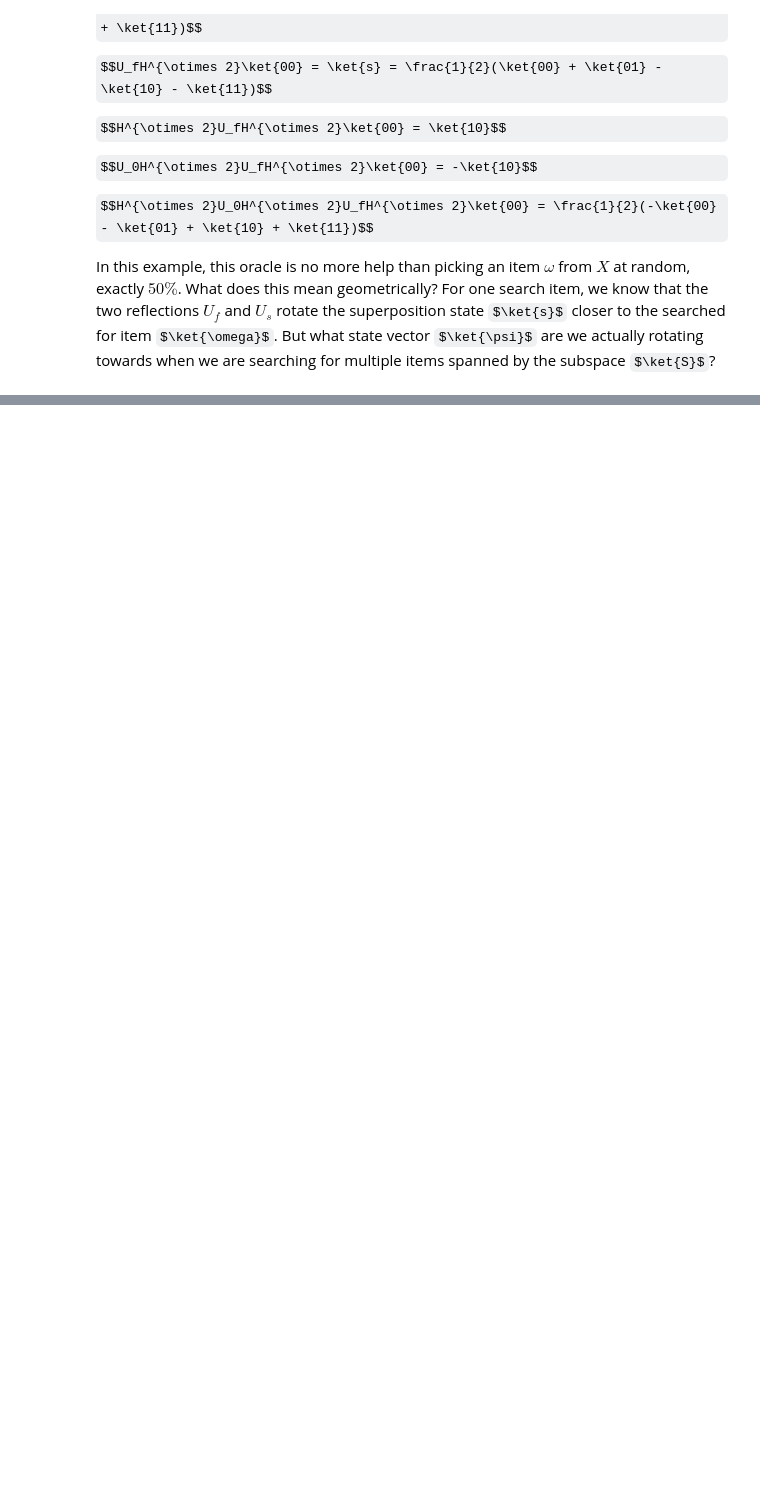
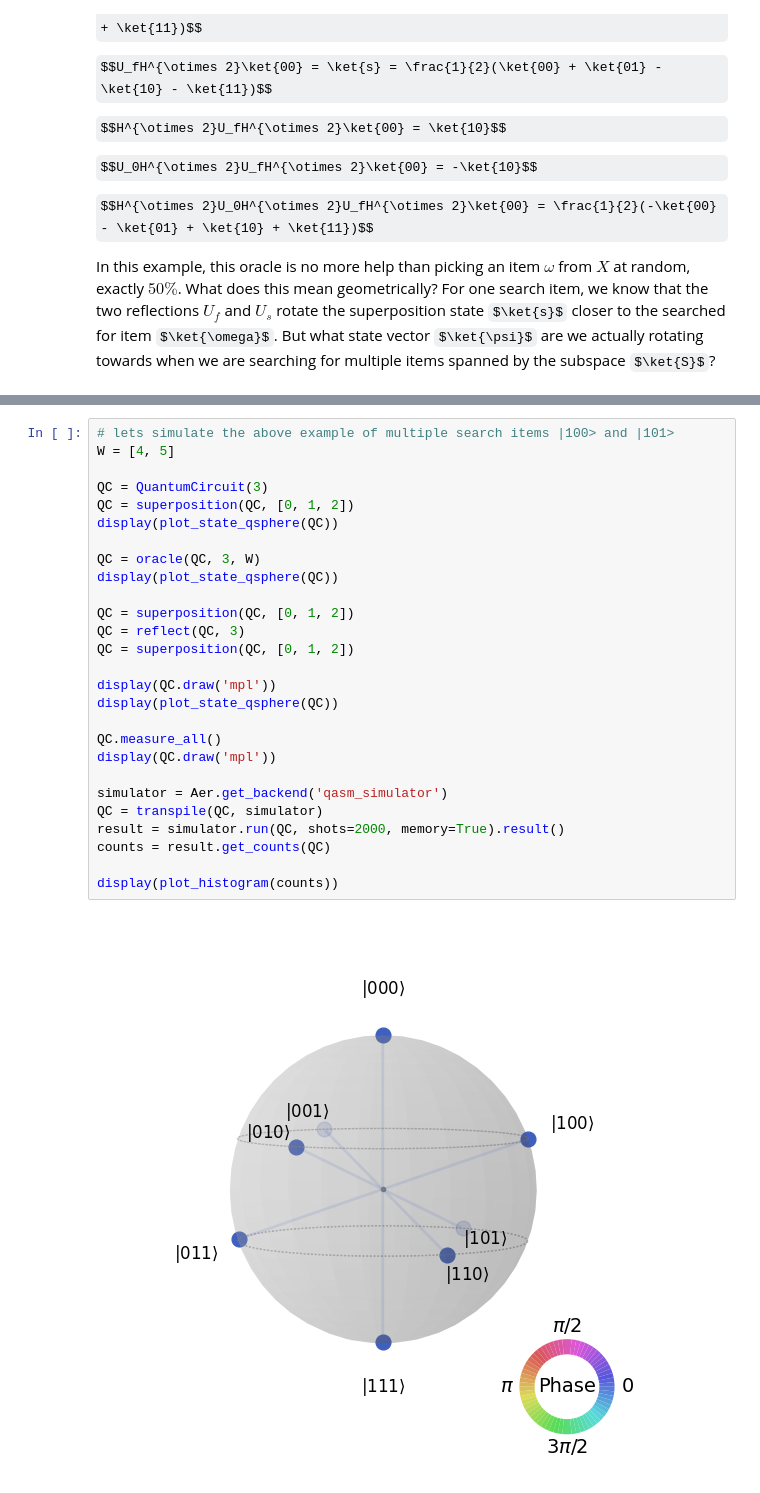
Before and after one commit to neurocode-ai/quantum-computing, a Jupyter notebook: notebooks/grover.ipynb, the cells around one changed output, grey strips where cells are left out. Saved outputs shown, nothing was run; the diff lists cells and outputs as text; some formulas as TeX source; blank space fills up the shorter version.

Commit message:
Complex example for Grover's alg

```diff
--- a/notebooks/grover.ipynb
+++ b/notebooks/grover.ipynb
@@ -240,0 +262,29 @@ display(plot_histogram(counts))
+# %%
+# lets simulate the above example of multiple search items |100> and |101>
+W = [4, 5]
+
+QC = QuantumCircuit(3)
+QC = superposition(QC, [0, 1, 2])
+display(plot_state_qsphere(QC))
+
+QC = oracle(QC, 3, W)
+display(plot_state_qsphere(QC))
+
+QC = superposition(QC, [0, 1, 2])
+QC = reflect(QC, 3)
+QC = superposition(QC, [0, 1, 2])
+
+display(QC.draw('mpl'))
+display(plot_state_qsphere(QC))
+
+QC.measure_all()
+display(QC.draw('mpl'))
+
+simulator = Aer.get_backend('qasm_simulator')
+QC = transpile(QC, simulator)
+result = simulator.run(QC, shots=2000, memory=True).result()
+counts = result.get_counts(QC)
+
+display(plot_histogram(counts))
+# %% [output]
+[figure, added]
```
Also changed, not shown: parts of 5 cells of this notebook.
